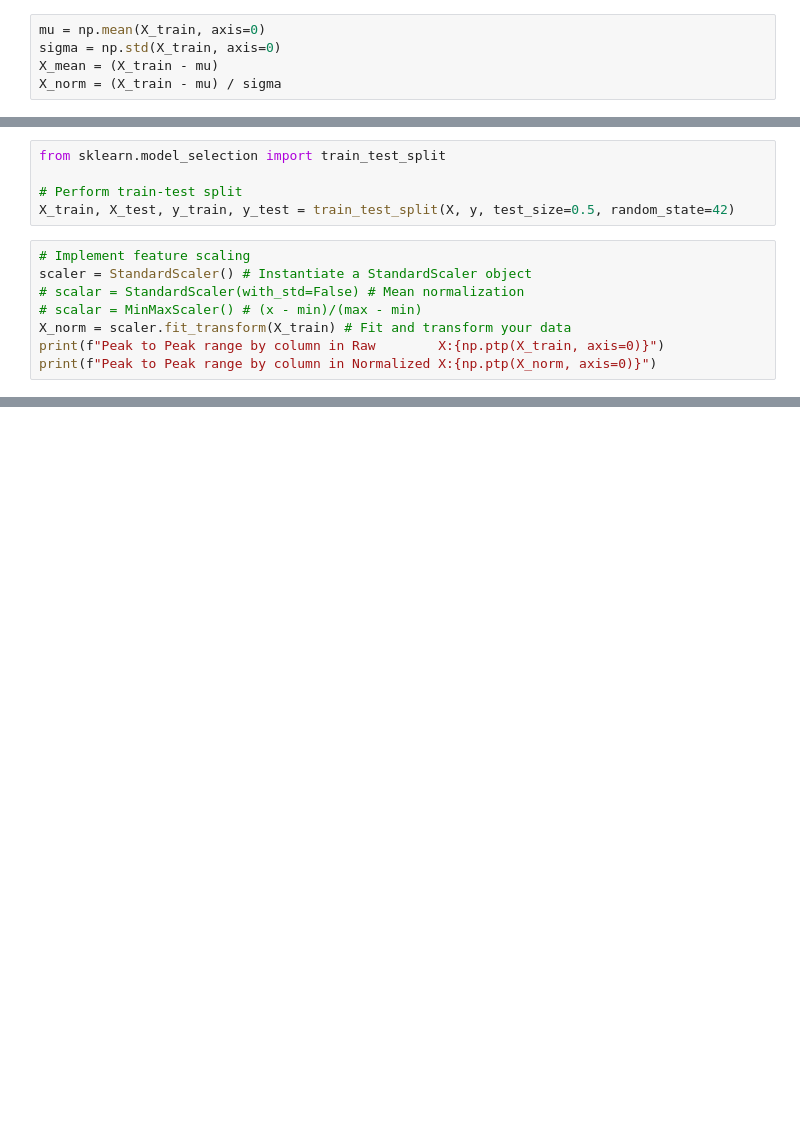
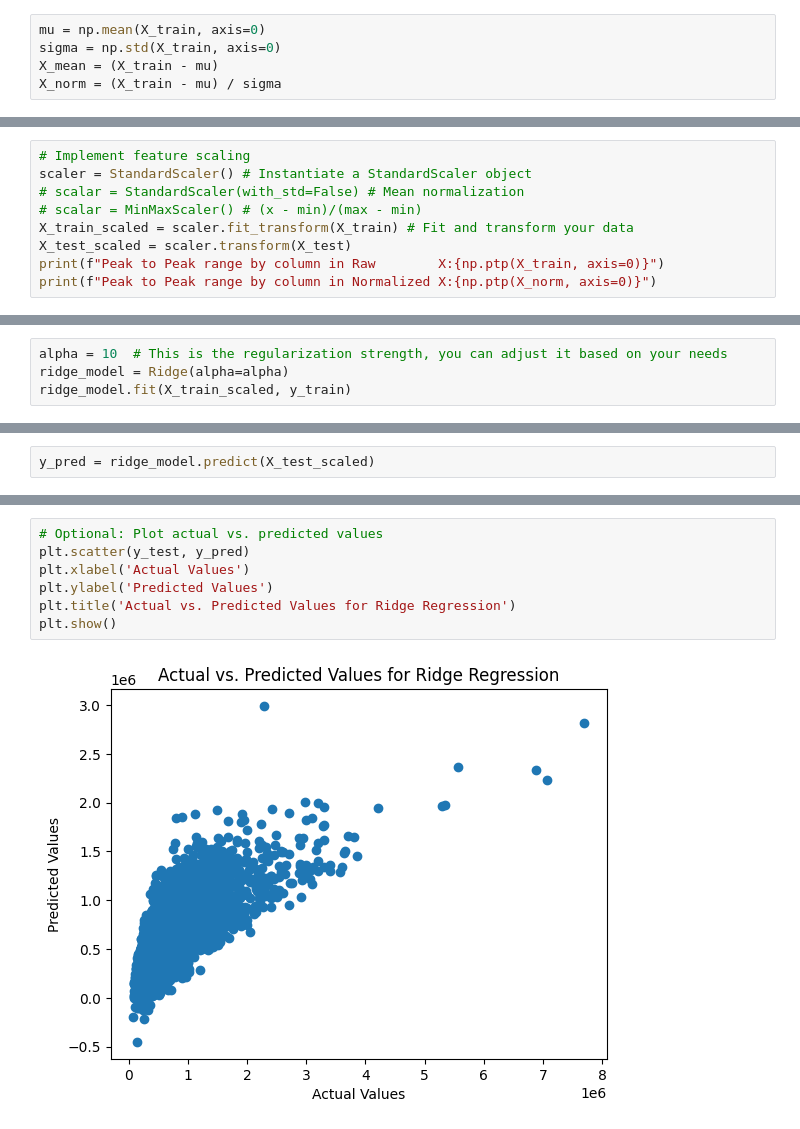
Before and after one commit to InsightQod/Housing, a Jupyter notebook: house_price_ml.ipynb, the cells around one changed output, grey strips where cells are left out. Cells and saved outputs as stored; diff of their text form; blank space fills up the shorter version.

```diff
--- a/house_price_ml.ipynb
+++ b/house_price_ml.ipynb
@@ -214,14 +217,10 @@ dtype: int64
-# %%
-from sklearn.model_selection import train_test_split
-
-# Perform train-test split
-X_train, X_test, y_train, y_test = train_test_split(X, y, test_size=0.5, random_state=42)
 # %%
 # Implement feature scaling
 scaler = StandardScaler() # Instantiate a StandardScaler object
 # scalar = StandardScaler(with_std=False) # Mean normalization
 # scalar = MinMaxScaler() # (x - min)/(max - min)
-X_norm = scaler.fit_transform(X_train) # Fit and transform your data
+X_train_scaled = scaler.fit_transform(X_train) # Fit and transform your data
+X_test_scaled = scaler.transform(X_test)
 print(f"Peak to Peak range by column in Raw        X:{np.ptp(X_train, axis=0)}")
 print(f"Peak to Peak range by column in Normalized X:{np.ptp(X_norm, axis=0)}")
 # %% [output]
@@ -236,0 +239,4 @@ Peak to Peak range by column in Normalized X:[10.21  8.55  9.1   8.47  8.86 11.1
+# %%
+alpha = 10  # This is the regularization strength, you can adjust it based on your needs
+ridge_model = Ridge(alpha=alpha)
+ridge_model.fit(X_train_scaled, y_train)
@@ -236,0 +245,2 @@ Peak to Peak range by column in Normalized X:[10.21  8.55  9.1   8.47  8.86 11.1
+# %%
+y_pred = ridge_model.predict(X_test_scaled)
@@ -236,0 +256,9 @@ Peak to Peak range by column in Normalized X:[10.21  8.55  9.1   8.47  8.86 11.1
+# %%
+# Optional: Plot actual vs. predicted values
+plt.scatter(y_test, y_pred)
+plt.xlabel('Actual Values')
+plt.ylabel('Predicted Values')
+plt.title('Actual vs. Predicted Values for Ridge Regression')
+plt.show()
+# %% [output]
+[figure, added]
```
Also changed, not shown: parts of 33 cells of this notebook, 1 other file.
